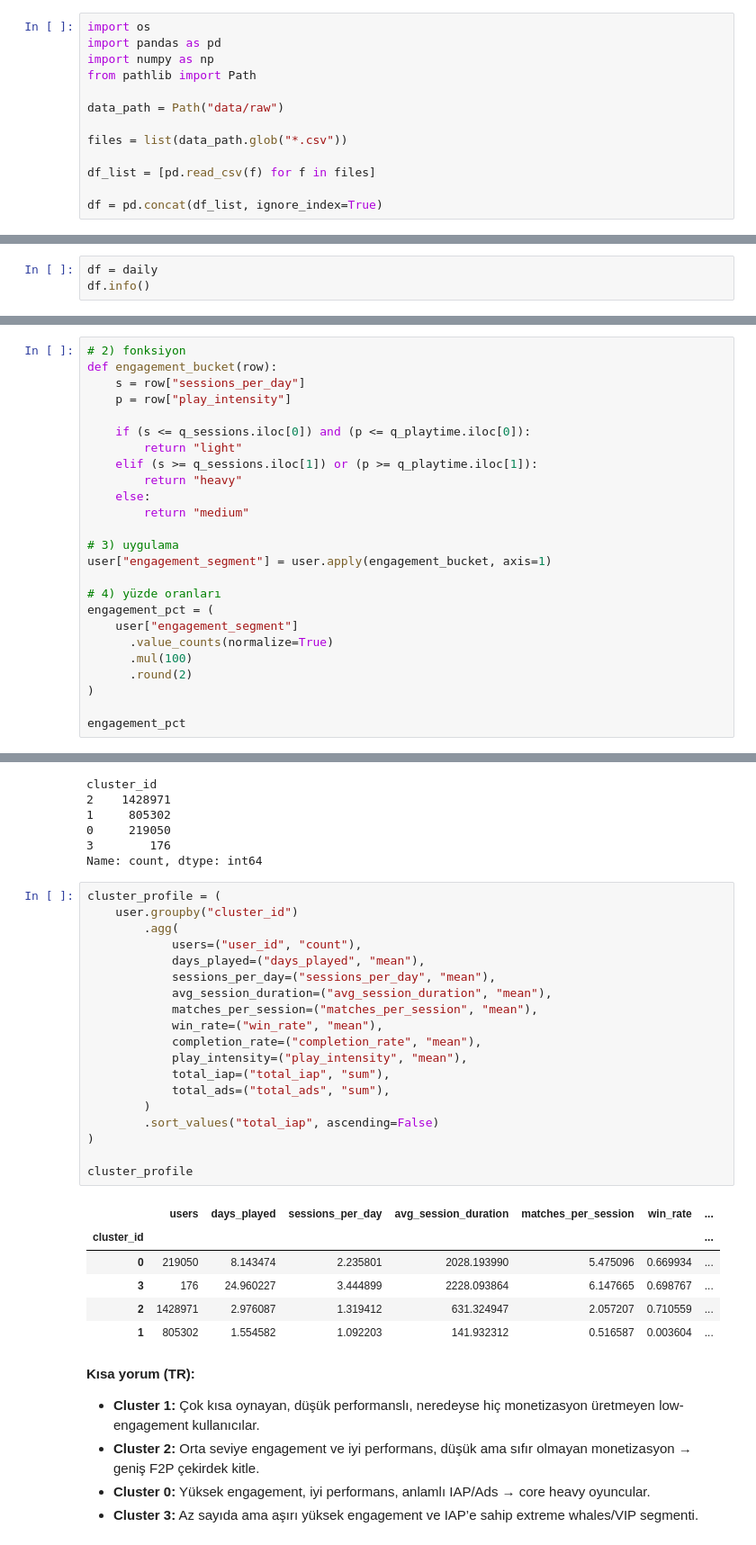
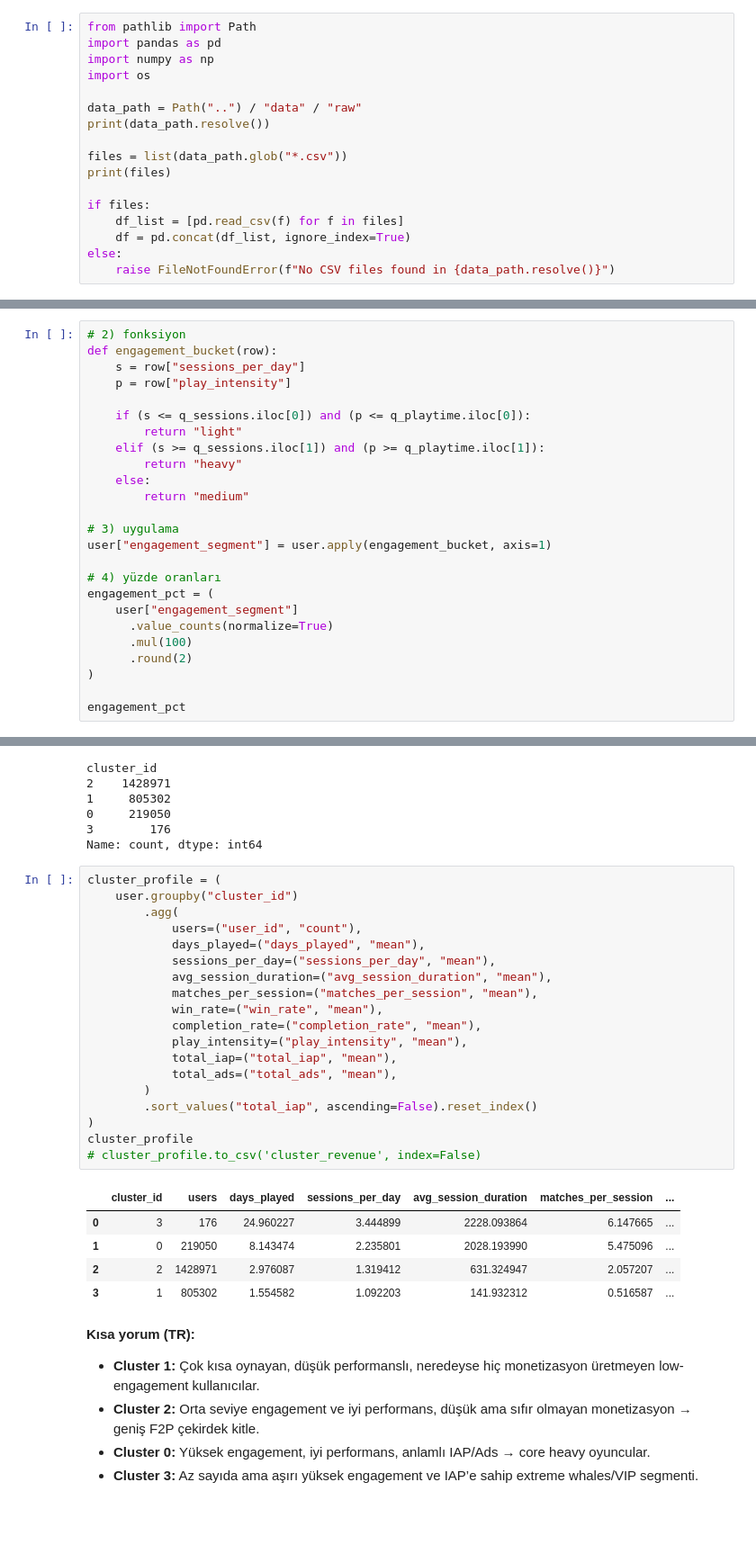
Before and after one commit to Yambolska/vertigo_games, a Jupyter notebook: notebooks/tas2_user_segmentation.ipynb, the cells around one changed output, grey strips where cells are left out. Shown at 90% size. Saved outputs shown, nothing was run; the diff lists cells and outputs as text; blank space fills up the shorter version.

```diff
--- a/notebooks/tas2_user_segmentation.ipynb
+++ b/notebooks/tas2_user_segmentation.ipynb
@@ -149,15 +149,19 @@ Data period: total of 29 days**
 - market optimization
 - targeted user acquisition
 # %%
-import os
+from pathlib import Path
 import pandas as pd
 import numpy as np
-from pathlib import Path
+import os
 
-data_path = Path("data/raw")
+data_path = Path("..") / "data" / "raw"
+print(data_path.resolve())
 
 files = list(data_path.glob("*.csv"))
+print(files)
 
-df_list = [pd.read_csv(f) for f in files]
-
-df = pd.concat(df_list, ignore_index=True)
+if files:
+    df_list = [pd.read_csv(f) for f in files]
+    df = pd.concat(df_list, ignore_index=True)
+else:
+    raise FileNotFoundError(f"No CSV files found in {data_path.resolve()}")
@@ -508,6 +516,3 @@ daily = df.groupby(["user_id", "event_date"], as_index=False).agg(
 daily[["user_id", "event_date"]].duplicated().any()
 # %% [output]
 np.False_
-# %%
-df = daily
-df.info()
@@ -1116,7 +1121,7 @@ def engagement_bucket(row):
 
     if (s <= q_sessions.iloc[0]) and (p <= q_playtime.iloc[0]):
         return "light"
-    elif (s >= q_sessions.iloc[1]) or (p >= q_playtime.iloc[1]):
+    elif (s >= q_sessions.iloc[1]) and (p >= q_playtime.iloc[1]):
         return "heavy"
     else:
         return "medium"
@@ -1395,29 +1400,28 @@ Name: count, dtype: int64
 # %%
 cluster_profile = (
     user.groupby("cluster_id")
         .agg(
             users=("user_id", "count"),
             days_played=("days_played", "mean"),
             sessions_per_day=("sessions_per_day", "mean"),
             avg_session_duration=("avg_session_duration", "mean"),
             matches_per_session=("matches_per_session", "mean"),
             win_rate=("win_rate", "mean"),
             completion_rate=("completion_rate", "mean"),
             play_intensity=("play_intensity", "mean"),
-            total_iap=("total_iap", "sum"),
-            total_ads=("total_ads", "sum"),
+            total_iap=("total_iap", "mean"),
+            total_ads=("total_ads", "mean"),
         )
-        .sort_values("total_iap", ascending=False)
+        .sort_values("total_iap", ascending=False).reset_index()
 )
-
 cluster_profile
+# cluster_profile.to_csv('cluster_revenue', index=False)
 # %% [output]
-|  | users | days_played | sessions_per_day | avg_session_duration | matches_per_session | win_rate | ... |
-| cluster_id |  |  |  |  |  |  | ... |
-| 0 | 219050 | 8.143474 | 2.235801 | 2028.193990 | 5.475096 | 0.669934 | ... |
-| 3 | 176 | 24.960227 | 3.444899 | 2228.093864 | 6.147665 | 0.698767 | ... |
-| 2 | 1428971 | 2.976087 | 1.319412 | 631.324947 | 2.057207 | 0.710559 | ... |
-| 1 | 805302 | 1.554582 | 1.092203 | 141.932312 | 0.516587 | 0.003604 | ... |
+|  | cluster_id | users | days_played | sessions_per_day | avg_session_duration | matches_per_session | ... |
+| 0 | 3 | 176 | 24.960227 | 3.444899 | 2228.093864 | 6.147665 | ... |
+| 1 | 0 | 219050 | 8.143474 | 2.235801 | 2028.193990 | 5.475096 | ... |
+| 2 | 2 | 1428971 | 2.976087 | 1.319412 | 631.324947 | 2.057207 | ... |
+| 3 | 1 | 805302 | 1.554582 | 1.092203 | 141.932312 | 0.516587 | ... |
 # %% [markdown]
 
 **Kısa yorum (TR):**
```
Also changed, not shown: parts of 24 cells of this notebook.
